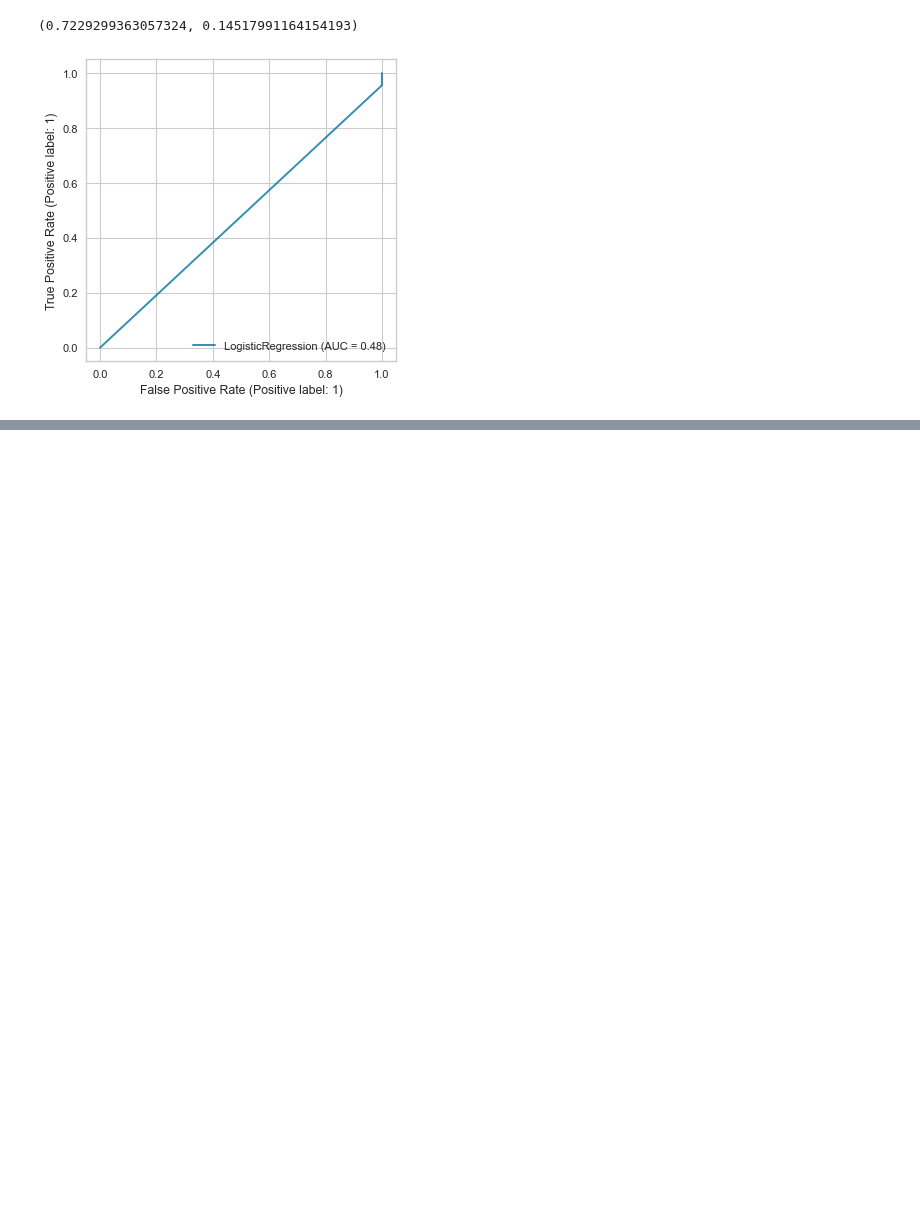
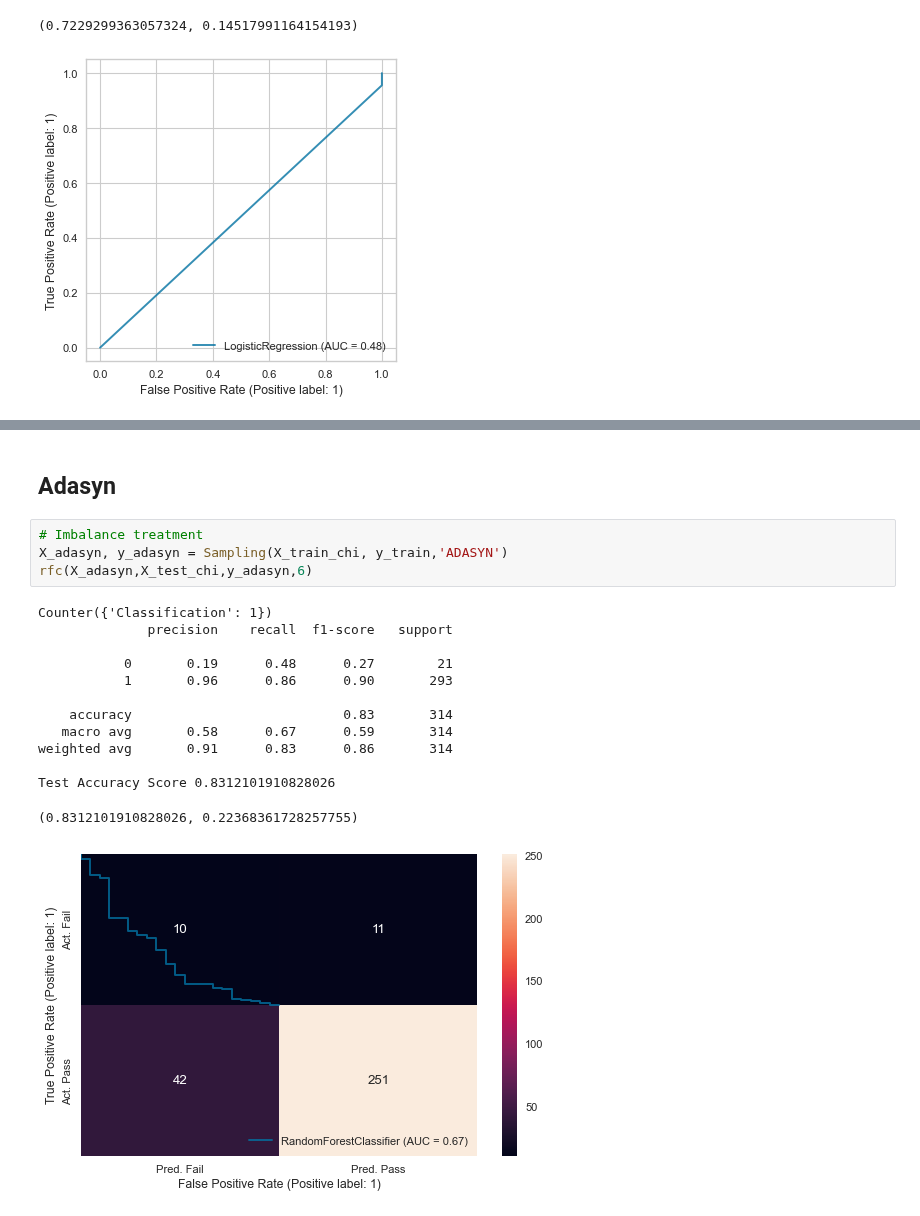
Before and after one commit to himanshag/SECOM, a Jupyter notebook: mice/mice - chisquare.ipynb, the cells around one changed output, grey strips where cells are left out. Drawn from its saved outputs; the diff is of its cells as text; blank space fills up the shorter version.

```diff
--- a/mice/mice - chisquare.ipynb
+++ b/mice/mice - chisquare.ipynb
@@ -380,0 +421,20 @@ evaluate(X_smoteenn,X_test_chi,y_smoteenn,y_test)
+# %% [markdown]
+## Adasyn
+# %%
+# Imbalance treatment
+X_adasyn, y_adasyn = Sampling(X_train_chi, y_train,'ADASYN')
+rfc(X_adasyn,X_test_chi,y_adasyn,6)
+# %% [output]
+Counter({'Classification': 1})
+              precision    recall  f1-score   support
+
+           0       0.19      0.48      0.27        21
+           1       0.96      0.86      0.90       293
+
+    accuracy                           0.83       314
+   macro avg       0.58      0.67      0.59       314
+weighted avg       0.91      0.83      0.86       314
+
+Test Accuracy Score 0.8312101910828026
+(0.8312101910828026, 0.22368361728257755)
+[figure, added]
```
Also changed, not shown: parts of 12 cells of this notebook, 2 other files.
